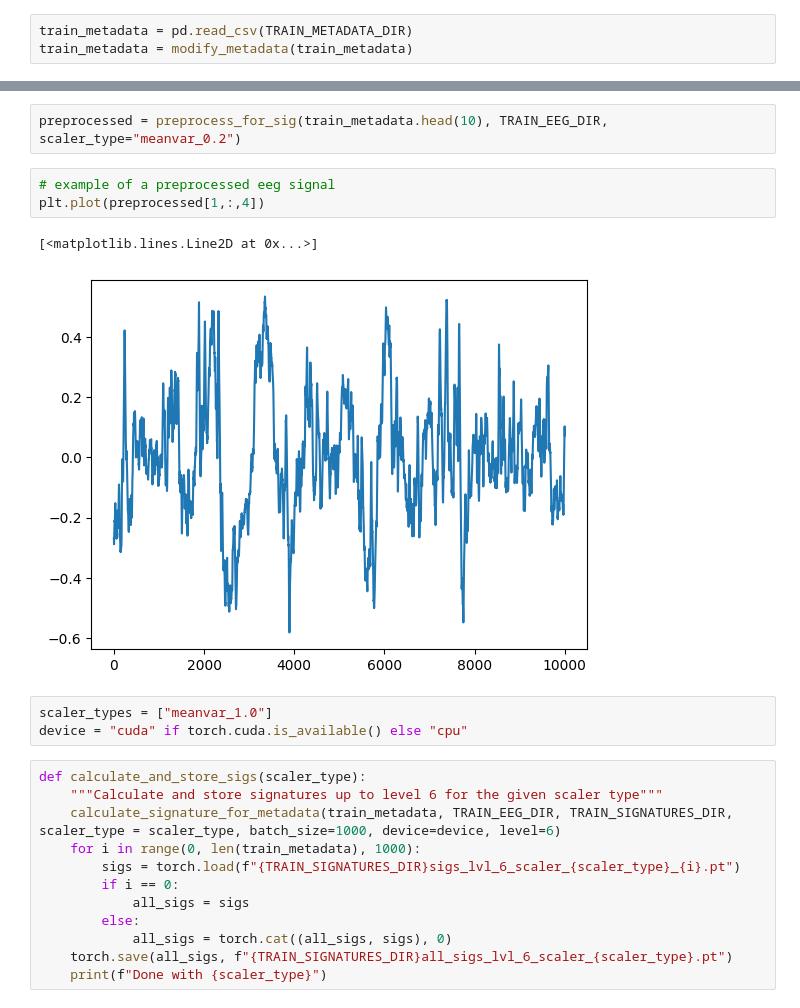
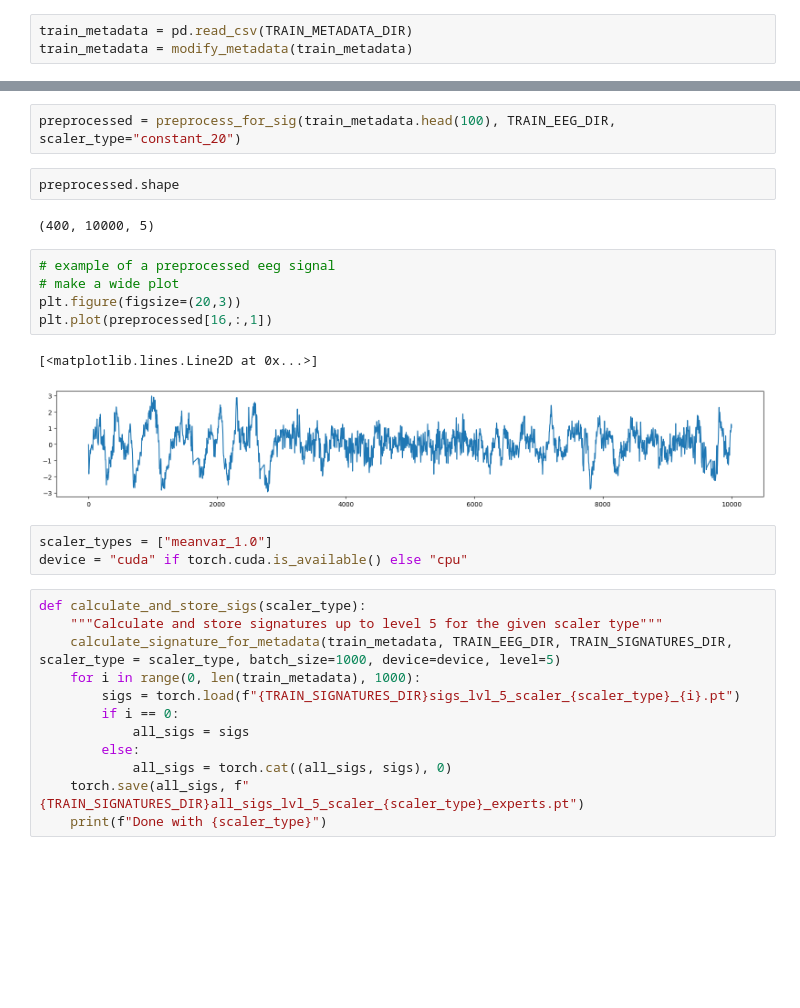
Before and after one commit to danilojr-delacruz/SigSquad, a Jupyter notebook: tutorials/Loading Data/Precomputing Log Signatures.ipynb, the cells around one changed output, grey strips where cells are left out. Drawn from its saved outputs; the diff is of its cells as text; blank space fills up the shorter version.

```diff
--- a/tutorials/Loading Data/Precomputing Log Signatures.ipynb
+++ b/tutorials/Loading Data/Precomputing Log Signatures.ipynb
@@ -40,25 +40,31 @@ train_metadata
 # %%
-preprocessed = preprocess_for_sig(train_metadata.head(10), TRAIN_EEG_DIR, scaler_type="meanvar_0.2")
+preprocessed = preprocess_for_sig(train_metadata.head(100), TRAIN_EEG_DIR, scaler_type="constant_20")
+# %%
+preprocessed.shape
+# %% [output]
+(400, 10000, 5)
 # %%
 # example of a preprocessed eeg signal
-plt.plot(preprocessed[1,:,4])
+# make a wide plot
+plt.figure(figsize=(20,3))
+plt.plot(preprocessed[16,:,1])
 # %% [output]
 [<matplotlib.lines.Line2D at 0x...>]
-[figure, old version]
+[figure, new version]
 # %%
 scaler_types = ["meanvar_1.0"]
 device = "cuda" if torch.cuda.is_available() else "cpu"
 # %%
 def calculate_and_store_sigs(scaler_type):
-    """Calculate and store signatures up to level 6 for the given scaler type"""
-    calculate_signature_for_metadata(train_metadata, TRAIN_EEG_DIR, TRAIN_SIGNATURES_DIR, scaler_type = scaler_type, batch_size=1000, device=device, level=6)
+    """Calculate and store signatures up to level 5 for the given scaler type"""
+    calculate_signature_for_metadata(train_metadata, TRAIN_EEG_DIR, TRAIN_SIGNATURES_DIR, scaler_type = scaler_type, batch_size=1000, device=device, level=5)
     for i in range(0, len(train_metadata), 1000):
-        sigs = torch.load(f"{TRAIN_SIGNATURES_DIR}sigs_lvl_6_scaler_{scaler_type}_{i}.pt")
+        sigs = torch.load(f"{TRAIN_SIGNATURES_DIR}sigs_lvl_5_scaler_{scaler_type}_{i}.pt")
         if i == 0:
             all_sigs = sigs
         else:
             all_sigs = torch.cat((all_sigs, sigs), 0)
-    torch.save(all_sigs, f"{TRAIN_SIGNATURES_DIR}all_sigs_lvl_6_scaler_{scaler_type}.pt")
+    torch.save(all_sigs, f"{TRAIN_SIGNATURES_DIR}all_sigs_lvl_5_scaler_{scaler_type}_experts.pt")
     print(f"Done with {scaler_type}")
 # %%
 for scaler_type in scaler_types:
```
Also changed, not shown: parts of 4 cells of this notebook, 6 other files.
